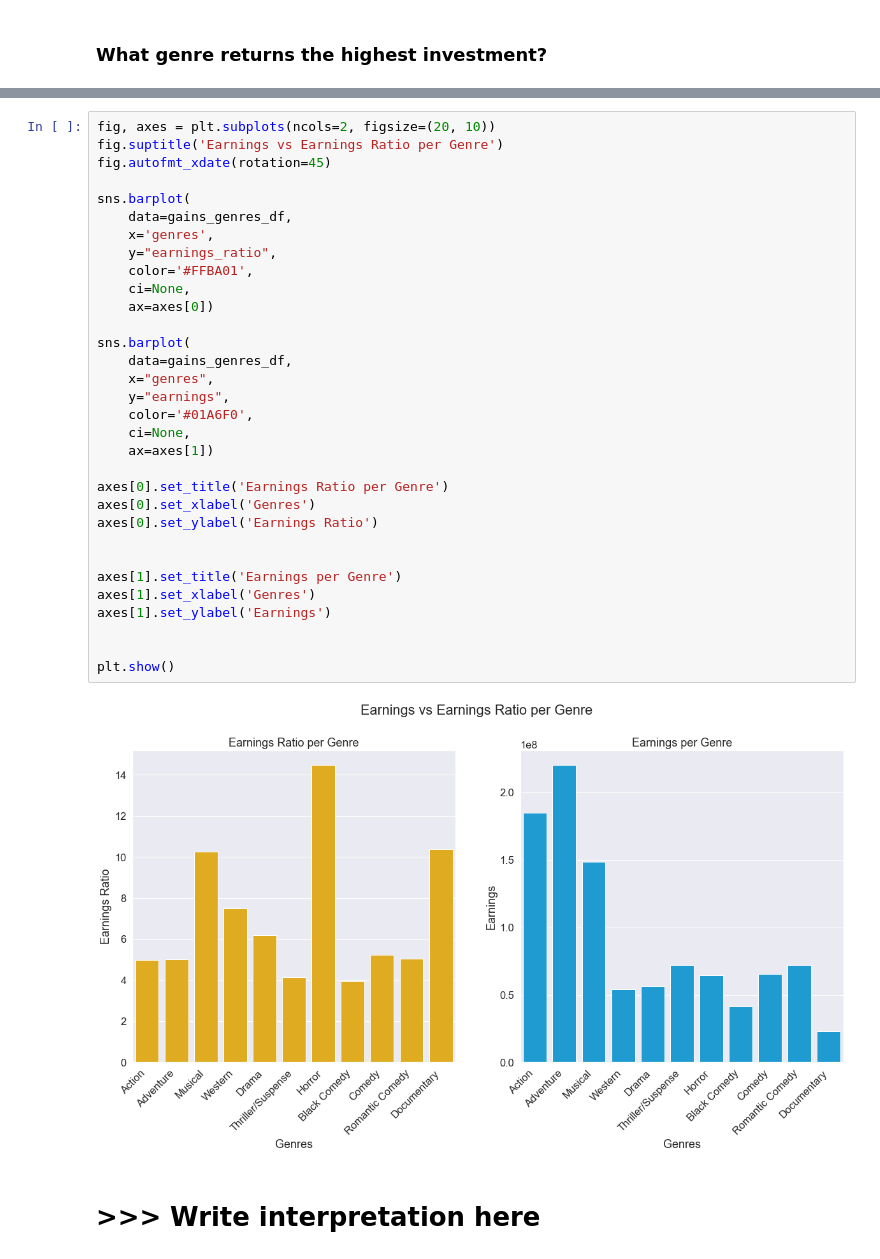
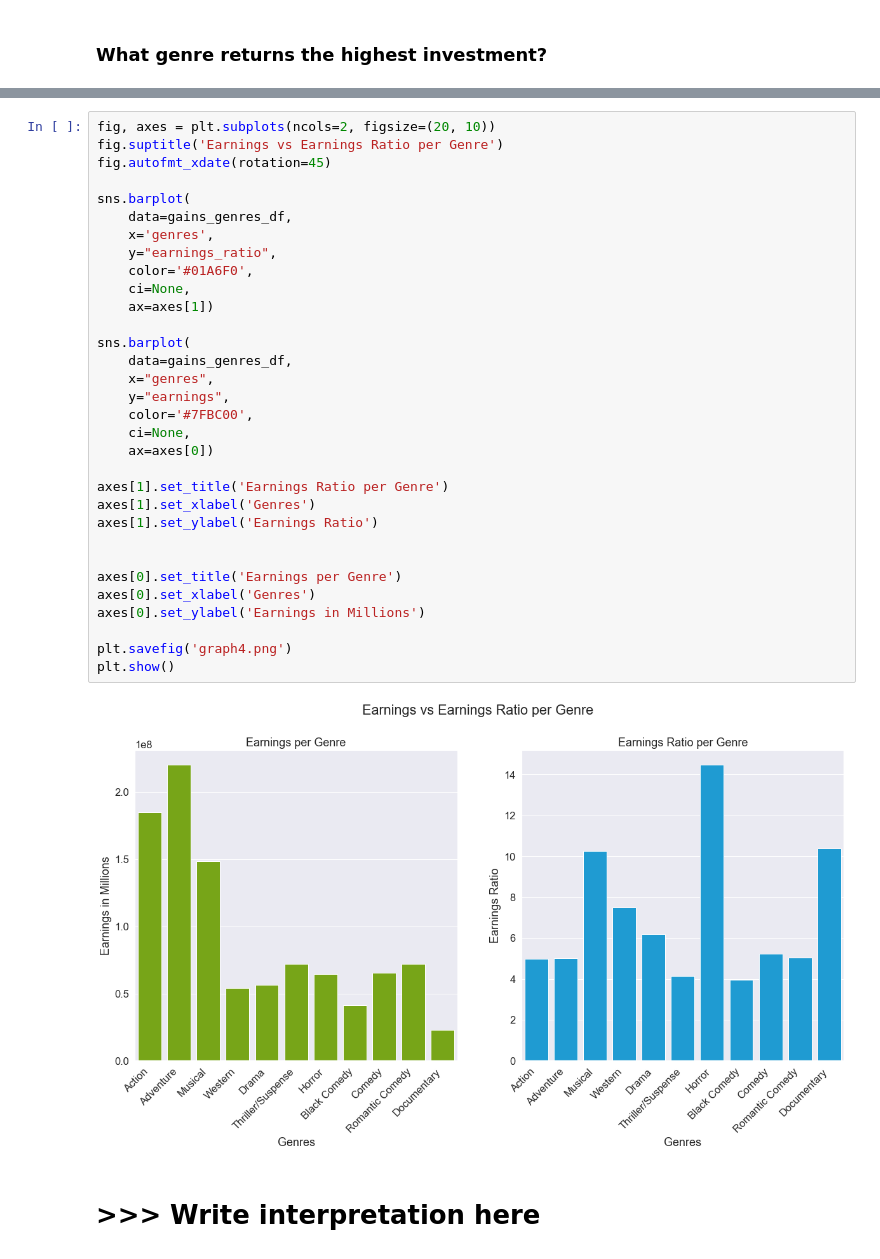
Before and after one commit to czarinagluna/Microsoft-Movie-Recommendations, a Jupyter notebook: microsoft-movie-recommendations.ipynb, the cells around one changed output, grey strips where cells are left out. Drawn from its saved outputs; the diff is of its cells as text.

```diff
--- a/microsoft-movie-recommendations.ipynb
+++ b/microsoft-movie-recommendations.ipynb
@@ -384,37 +397,37 @@ plt.ticklabel_format(axis="y", style="plain")
 # %%
 fig, axes = plt.subplots(ncols=2, figsize=(20, 10))
 fig.suptitle('Earnings vs Earnings Ratio per Genre')
 fig.autofmt_xdate(rotation=45)
 
 sns.barplot(
     data=gains_genres_df,
     x='genres',
     y="earnings_ratio",
-    color='#FFBA01',
+    color='#01A6F0',
     ci=None,
-    ax=axes[0])
+    ax=axes[1])
 
 sns.barplot(
     data=gains_genres_df,
     x="genres",
     y="earnings",
-    color='#01A6F0',
+    color='#7FBC00',
     ci=None,
-    ax=axes[1])
+    ax=axes[0])
 
-axes[0].set_title('Earnings Ratio per Genre')
-axes[0].set_xlabel('Genres')
-axes[0].set_ylabel('Earnings Ratio')
+axes[1].set_title('Earnings Ratio per Genre')
+axes[1].set_xlabel('Genres')
+axes[1].set_ylabel('Earnings Ratio')
 
 
-axes[1].set_title('Earnings per Genre')
-axes[1].set_xlabel('Genres')
-axes[1].set_ylabel('Earnings')
+axes[0].set_title('Earnings per Genre')
+axes[0].set_xlabel('Genres')
+axes[0].set_ylabel('Earnings in Millions')
 
-
+plt.savefig('graph4.png')
 plt.show()
 # %% [output]
-[figure, old version]
+[figure, new version]
 # %% [markdown]
 # >>> Write interpretation here
 # %% [markdown]
```
Also changed, not shown: parts of 26 cells of this notebook, 9 other files.
